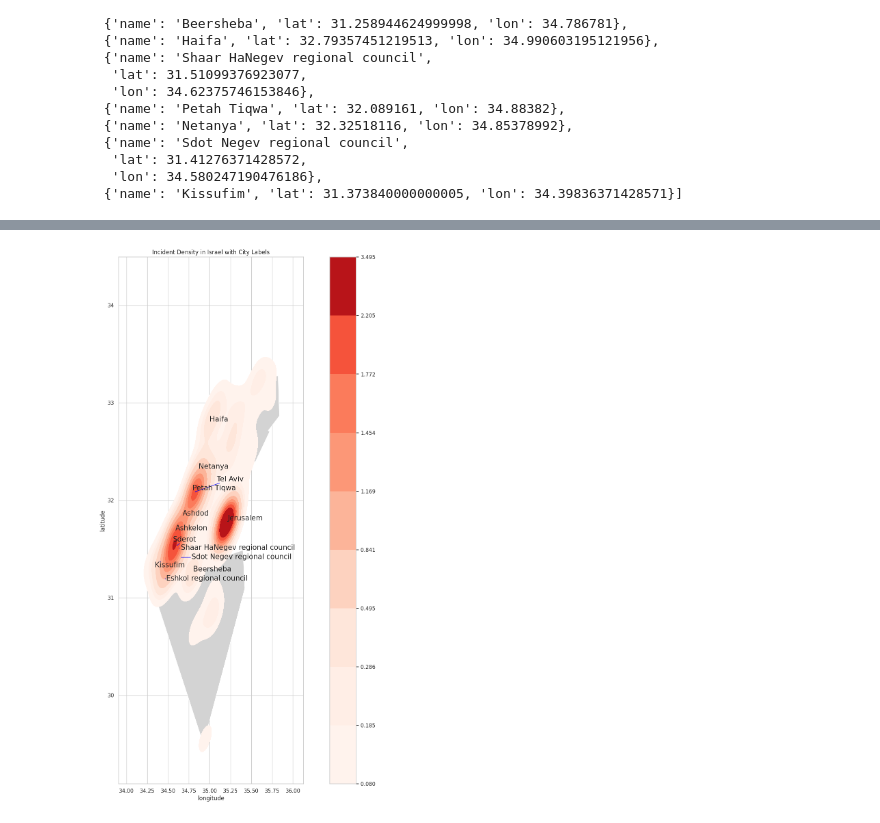
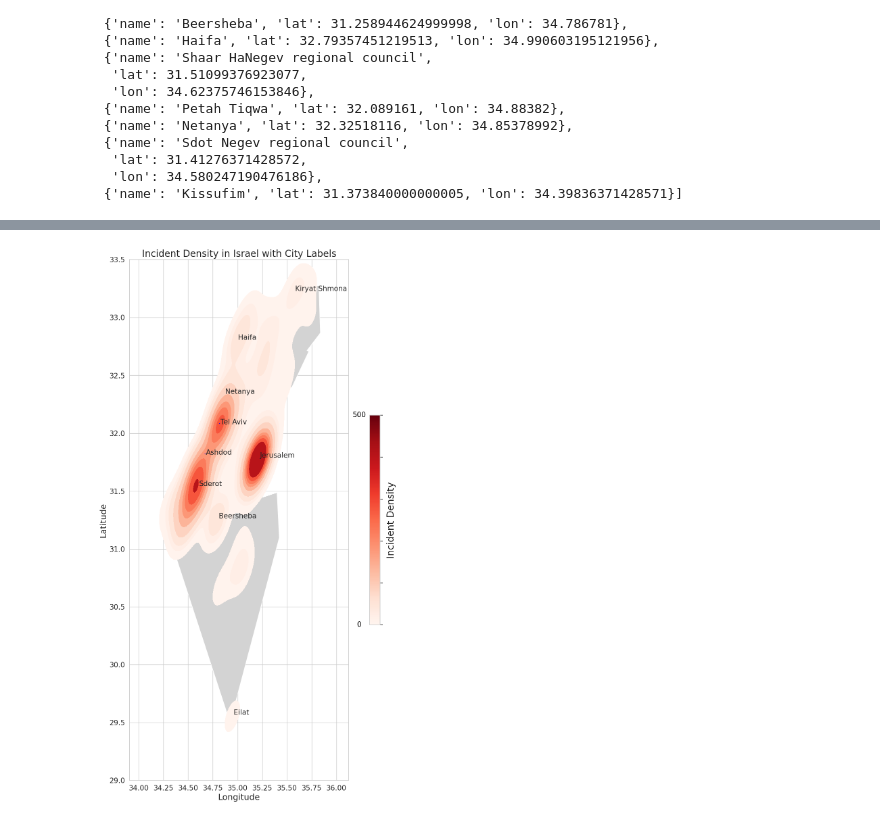
Before and after one commit to Yarin-Shohat/Terror-Attacks-Visualization, a Jupyter notebook: First Visualizations/עיצובים_חלופיים_מטלה_1.ipynb, the cells around one changed output, grey strips where cells are left out. Saved outputs shown, nothing was run; the diff lists cells and outputs as text; code cells hidden in the pictures.

```diff
--- a/First Visualizations/עיצובים_חלופיים_מטלה_1.ipynb
+++ b/First Visualizations/עיצובים_חלופיים_מטלה_1.ipynb
@@ -478,40 +341,68 @@ plt.show()
 import matplotlib.pyplot as plt
 import seaborn as sns
 import geopandas as gpd
+from adjustText import adjust_text
+import pandas as pd
 
 # Assuming Task1Data is a pandas DataFrame with 'city', 'latitude', and 'longitude' columns
 
-# Filter Task1Data for cities in top_cities
-cities_to_label = Task1Data[Task1Data['city'].isin(top_cities.index)]
+# Filter the data to remove rows with missing or invalid coordinates
+Task1Data = Task1Data.dropna(subset=['latitude', 'longitude'])
+
+# Specify the cities to label explicitly
+specific_cities = ['Tel Aviv', 'Jerusalem', 'Haifa','Ashdod', 'Sderot', 'Beersheba', 'Eilat','Netanya','Kiryat Shmona',]
+
+# Filter Task1Data for the specified cities
+cities_to_label = Task1Data[Task1Data['city'].isin(specific_cities)]
 
 # Create a GeoDataFrame from the filtered data
 gdf_cities = gpd.GeoDataFrame(
     cities_to_label[['city', 'latitude', 'longitude']],
     geometry=gpd.points_from_xy(cities_to_label['longitude'], cities_to_label['latitude']),
     crs="EPSG:4326"  # Assuming your coordinates are in WGS84
 )
 
-# Load the shapefile for world boundaries (assuming you have it)
+# Filter out rows with empty geometries
+gdf_cities = gdf_cities[~gdf_cities['geometry'].is_empty]
+
+# Load the shapefile for world boundaries (adjust path as needed)
 world = gpd.read_file("/content/ne_110m_admin_0_countries.shp")
 
 # Filter for Israel only
 israel = world[world['NAME'] == "Israel"]  # Replace 'NAME' with the actual column name
 
 # Create the density plot with city labels
 fig, ax = plt.subplots(figsize=(20, 20))
 israel.plot(ax=ax, color='lightgrey')
-sns.kdeplot(data=Task1Data, x="longitude", y="latitude", cmap="Reds", fill=True, ax=ax, cbar=True)
+sns.kdeplot(data=Task1Data, x="longitude", y="latitude", cmap="Reds", fill=True, ax=ax)
 
 labeled_cities = set()  # Create a set to store labeled cities
 texts = []
 for i, row in gdf_cities.iterrows():
     city_name = row['city']
     if city_name not in labeled_cities:
         texts.append(plt.text(row['geometry'].x, row['geometry'].y, row['city'], fontsize=15))
         labeled_cities.add(city_name)  # Add labeled city to the set
 
 adjust_text(texts, arrowprops=dict(arrowstyle='->', color='blue'))
-plt.title("Incident Density in Israel with City Labels")
+
+
+# Add a color bar to explain the heat map
+sm = plt.cm.ScalarMappable(cmap="Reds")
+sm.set_array([])
+cbar = plt.colorbar(sm, ax=ax, orientation='vertical', fraction=0.02, pad=0.04)
+cbar.set_label('Incident Density', fontsize=20)
+cbar.ax.set_yticklabels([])  # Remove the numbers from the color bar
+
+# Set manual placement of the 0 and 500 labels
+cbar.ax.text(-1, 0, '0', ha='center', va='center', fontsize=15, color='black', transform=cbar.ax.transAxes)
+cbar.ax.text(-1, 1, '500', ha='center', va='center', fontsize=15, color='black', transform=cbar.ax.transAxes)
+ax.set_ylim(29, 33.5)
+ax.tick_params(axis='x', labelsize=15)  # Adjust the size as needed
+ax.tick_params(axis='y', labelsize=15)  # Adjust the size as needed
+plt.xlabel("Longitude", fontsize=18)
+plt.ylabel("Latitude", fontsize=18)
+plt.title("Incident Density in Israel with City Labels", fontsize=20) # Set title size
 plt.show()
 # %% [output]
-[figure, old version]
+[figure, new version]
```
Also changed, not shown: parts of 22 cells of this notebook.
